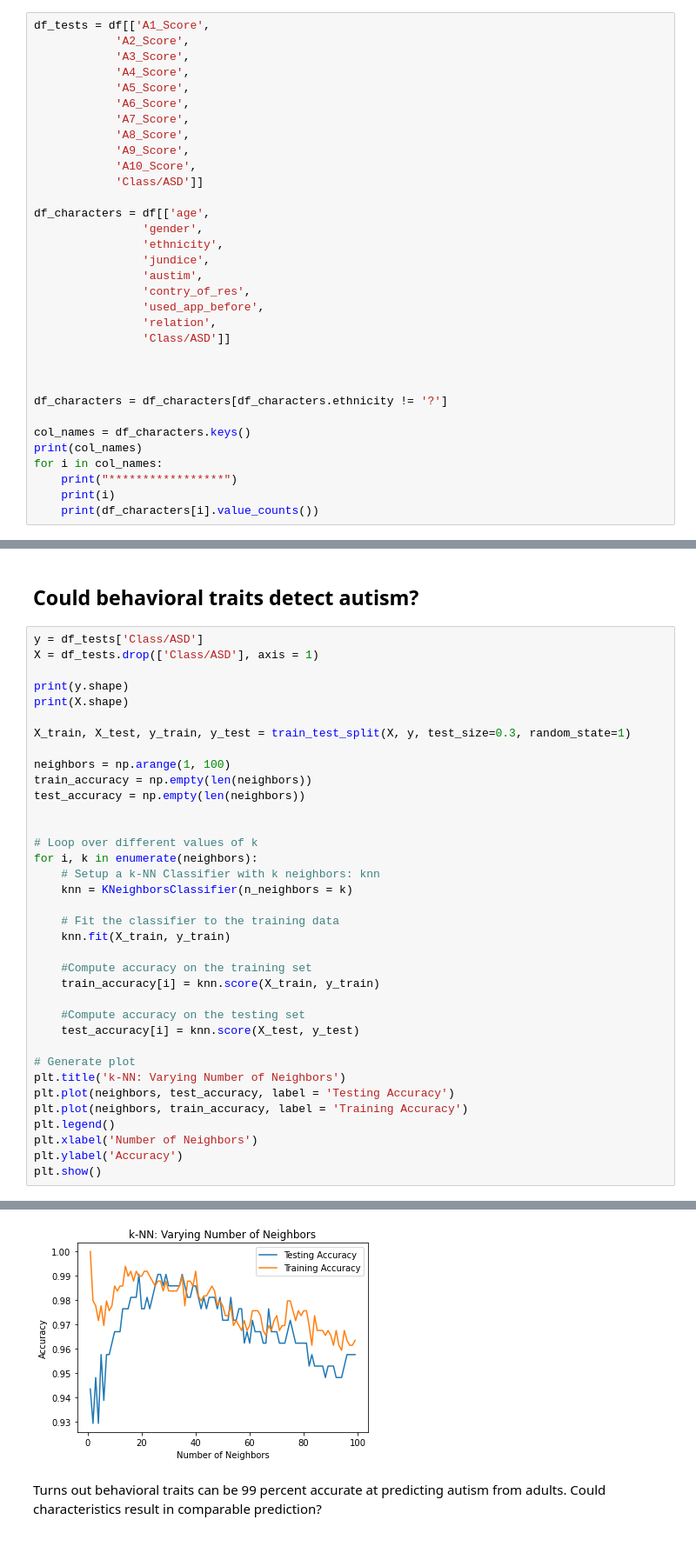
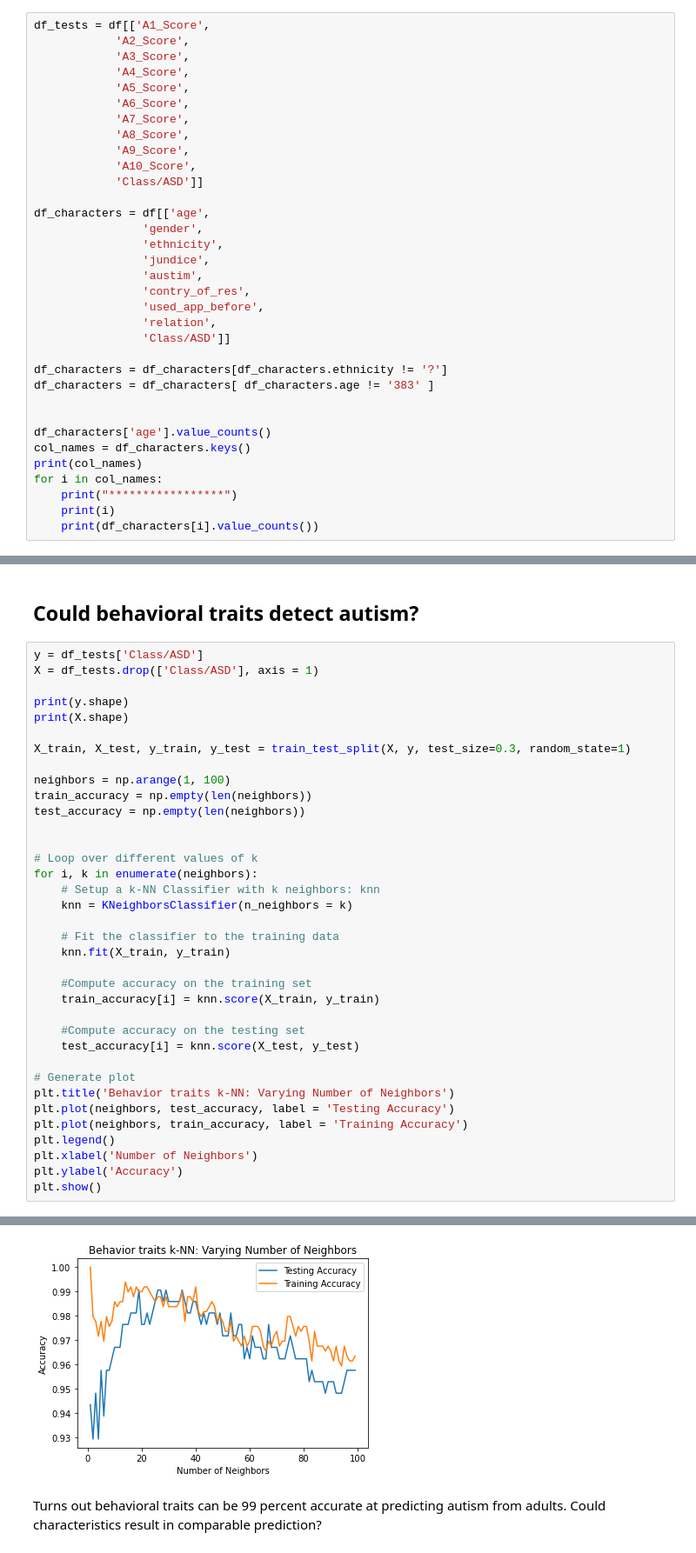
Before and after one commit to hansoullee20/MachineLearning, a Jupyter notebook: Classifying autism among adults base on behavioral and character features.ipynb, the cells around one changed output, grey strips where cells are left out. Shown: that part at 87% size. Cells and saved outputs as stored; diff of their text form.

```diff
--- a/Classifying autism among adults base on behavioral and character features.ipynb
+++ b/Classifying autism among adults base on behavioral and character features.ipynb
@@ -173,10 +178,11 @@ df_characters = df[['age',
                 'relation',
                 'Class/ASD']]
 
+df_characters = df_characters[df_characters.ethnicity != '?']
+df_characters = df_characters[ df_characters.age != '383' ]
 
 
-df_characters = df_characters[df_characters.ethnicity != '?']
-
+df_characters['age'].value_counts()
 col_names = df_characters.keys()
 print(col_names)
 for i in col_names:
@@ -221,35 +227,35 @@ X_train, X_test, y_train, y_test = train_test_split(X, y, test_size=0.3, random_
 
 neighbors = np.arange(1, 100)
 train_accuracy = np.empty(len(neighbors))
 test_accuracy = np.empty(len(neighbors))
 
 
 # Loop over different values of k
 for i, k in enumerate(neighbors):
     # Setup a k-NN Classifier with k neighbors: knn
     knn = KNeighborsClassifier(n_neighbors = k)
 
     # Fit the classifier to the training data
     knn.fit(X_train, y_train)
 
     #Compute accuracy on the training set
     train_accuracy[i] = knn.score(X_train, y_train)
 
     #Compute accuracy on the testing set
     test_accuracy[i] = knn.score(X_test, y_test)
 
 # Generate plot
-plt.title('k-NN: Varying Number of Neighbors')
+plt.title('Behavior traits k-NN: Varying Number of Neighbors')
 plt.plot(neighbors, test_accuracy, label = 'Testing Accuracy')
 plt.plot(neighbors, train_accuracy, label = 'Training Accuracy')
 plt.legend()
 plt.xlabel('Number of Neighbors')
 plt.ylabel('Accuracy')
 plt.show()
 # %% [output]
 (704,)
 (704, 10)
-[figure, old version]
+[figure, new version]
 # %% [markdown]
 Turns out behavioral traits can be 99 percent accurate at predicting autism from adults. Could characteristics result in comparable prediction?
 # %% [markdown]
```
Also changed, not shown: parts of 9 cells of this notebook.
